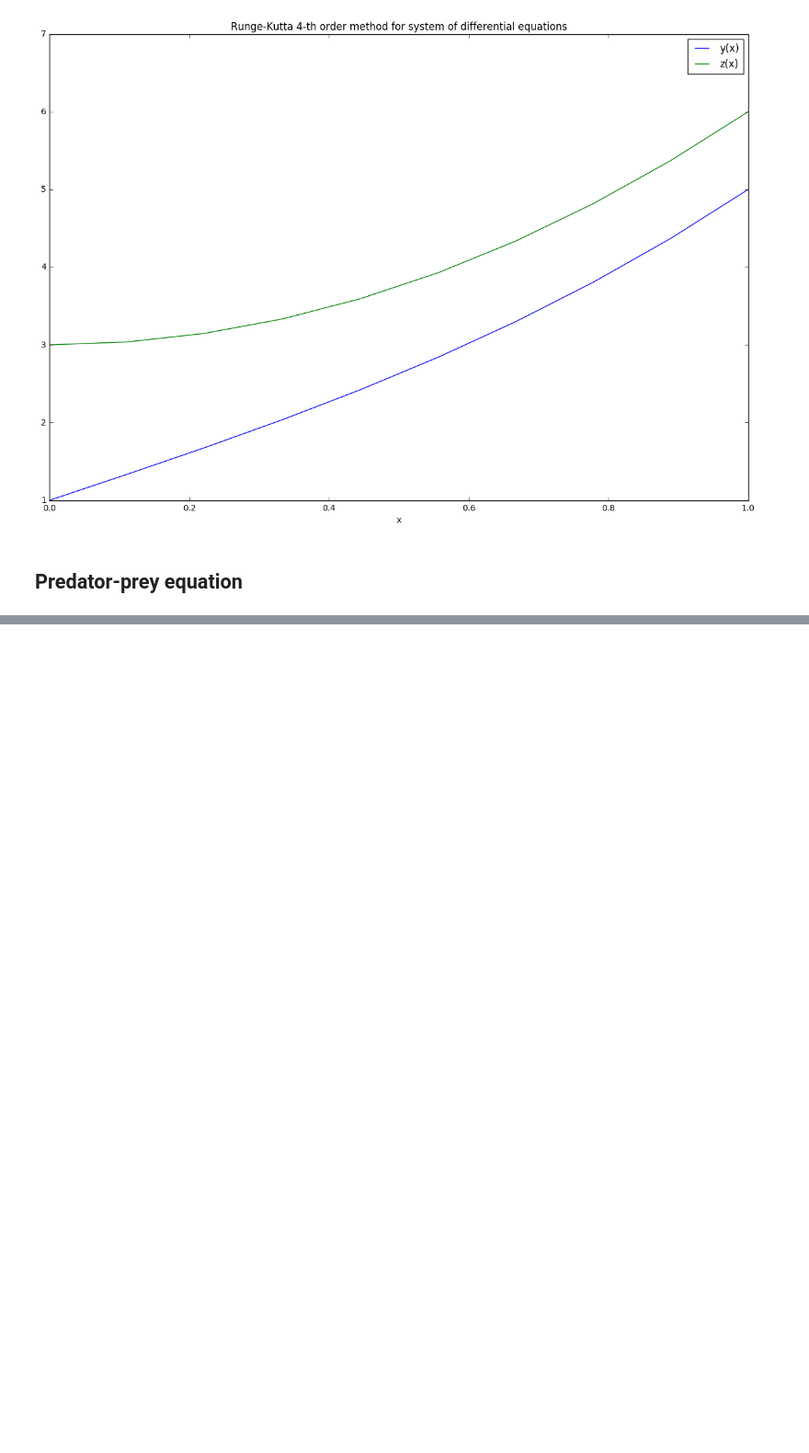
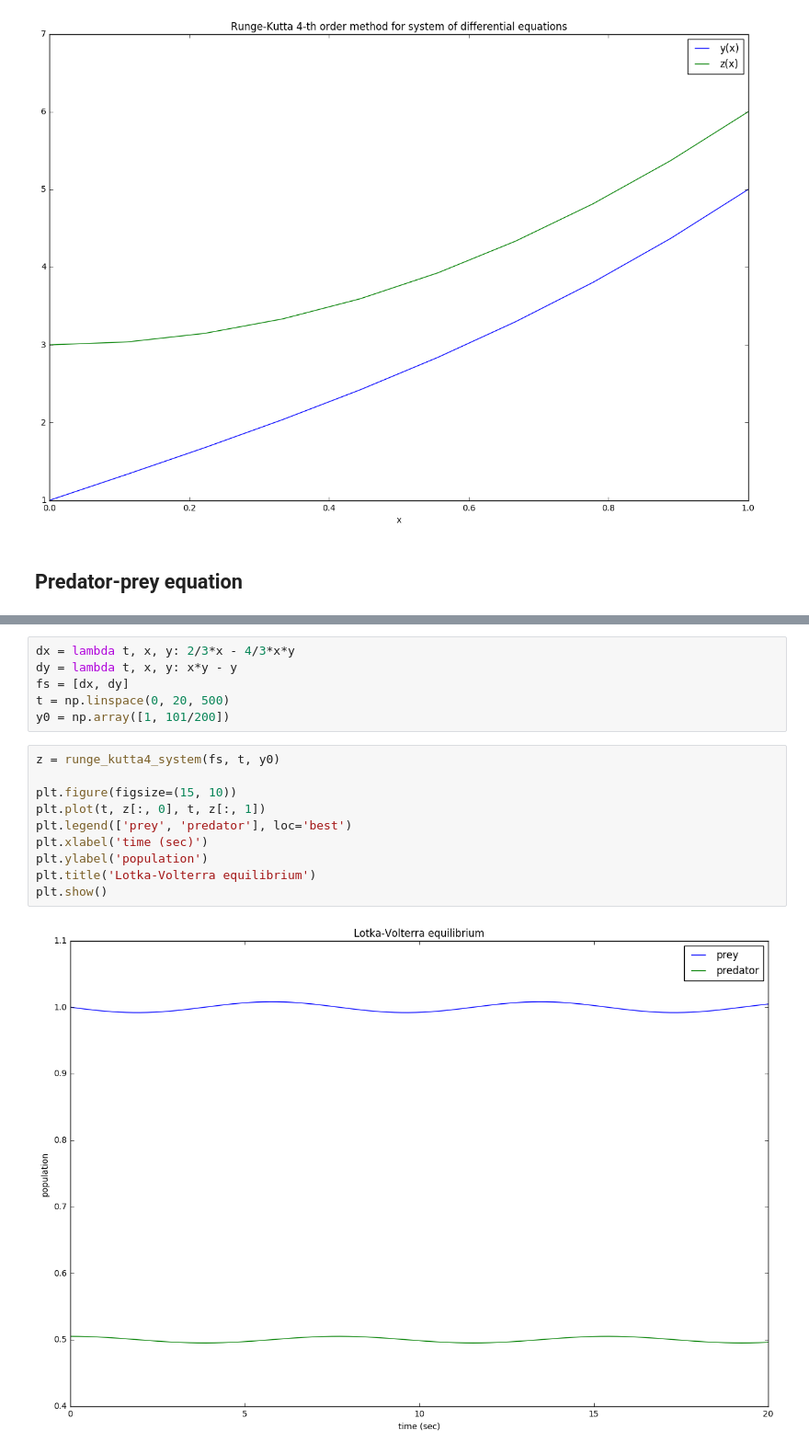
Before and after one commit to lionell/labs, a Jupyter notebook: num_methods/second/lab2.ipynb, the cells around one changed output, grey strips where cells are left out. Shown: that part at 92% size. Saved outputs shown, nothing was run; the diff lists cells and outputs as text; blank space fills up the shorter version.

```diff
--- a/num_methods/second/lab2.ipynb
+++ b/num_methods/second/lab2.ipynb
@@ -173,0 +189,18 @@ plt.show()
+# %%
+dx = lambda t, x, y: 2/3*x - 4/3*x*y
+dy = lambda t, x, y: x*y - y
+fs = [dx, dy]
+t = np.linspace(0, 20, 500)
+y0 = np.array([1, 101/200])
+# %%
+z = runge_kutta4_system(fs, t, y0)
+
+plt.figure(figsize=(15, 10))
+plt.plot(t, z[:, 0], t, z[:, 1])
+plt.legend(['prey', 'predator'], loc='best')
+plt.xlabel('time (sec)')
+plt.ylabel('population')
+plt.title('Lotka-Volterra equilibrium')
+plt.show()
+# %% [output]
+[figure, added]
```
Also changed, not shown: parts of 7 cells of this notebook.
